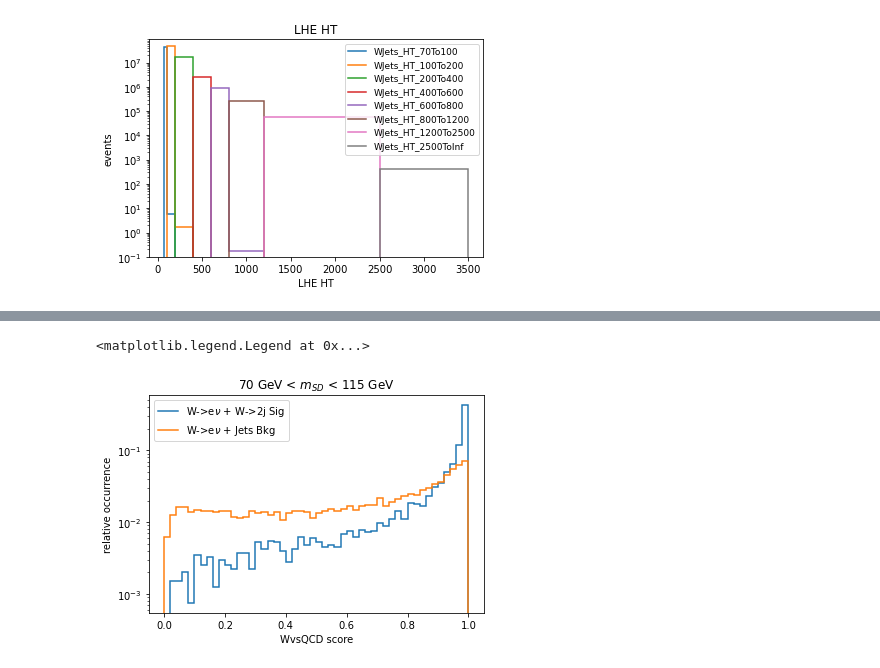
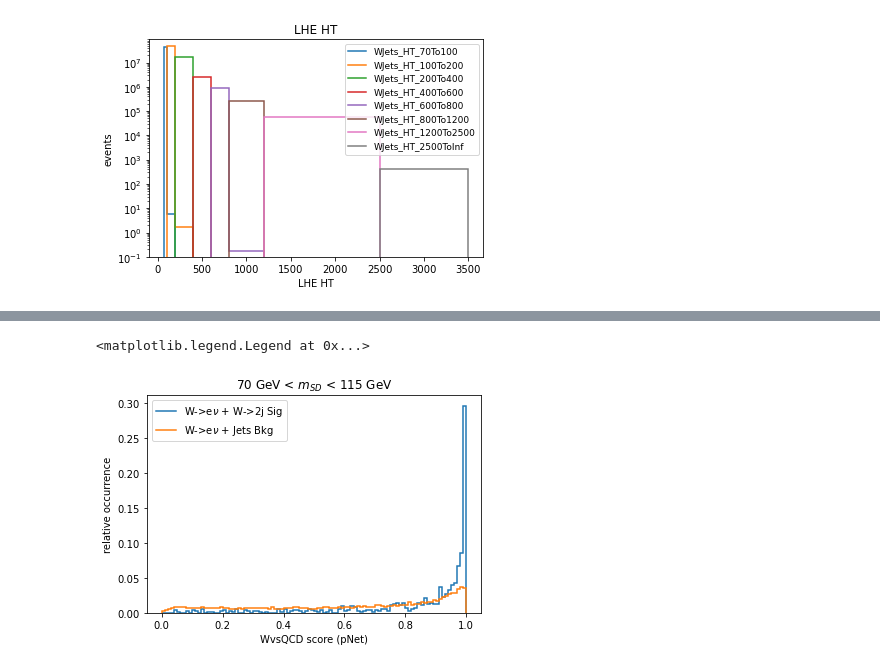
Before and after one commit to rdelliga/Coffea_Swan, a Jupyter notebook: cuts1.ipynb, the cells around one changed output, grey strips where cells are left out. Cells and saved outputs as stored; diff of their text form; code cells hidden in the pictures.

```diff
--- a/cuts1.ipynb
+++ b/cuts1.ipynb
@@ -598,11 +674,11 @@ plt.legend()
 # %%
 (h_sig_pNet/h_sig_pNet.sum()).plot(label = "W->e$\\nu$ + W->2j Sig")
 (h_bkg_pNet/h_bkg_pNet.sum()).plot(label = "W->e$\\nu$ + Jets Bkg")
 plt.title("70 GeV < $m_{SD}$ < 115 GeV")
-plt.xlabel("WvsQCD score")
+plt.xlabel("WvsQCD score (pNet)")
 plt.ylabel("relative occurrence")
-plt.yscale("log")
+#plt.yscale("log")
 plt.legend(loc = "upper left")
 # %% [output]
 <matplotlib.legend.Legend at 0x...>
-[figure, old version]
+[figure, new version]
```
Also changed, not shown: parts of 21 cells of this notebook.
